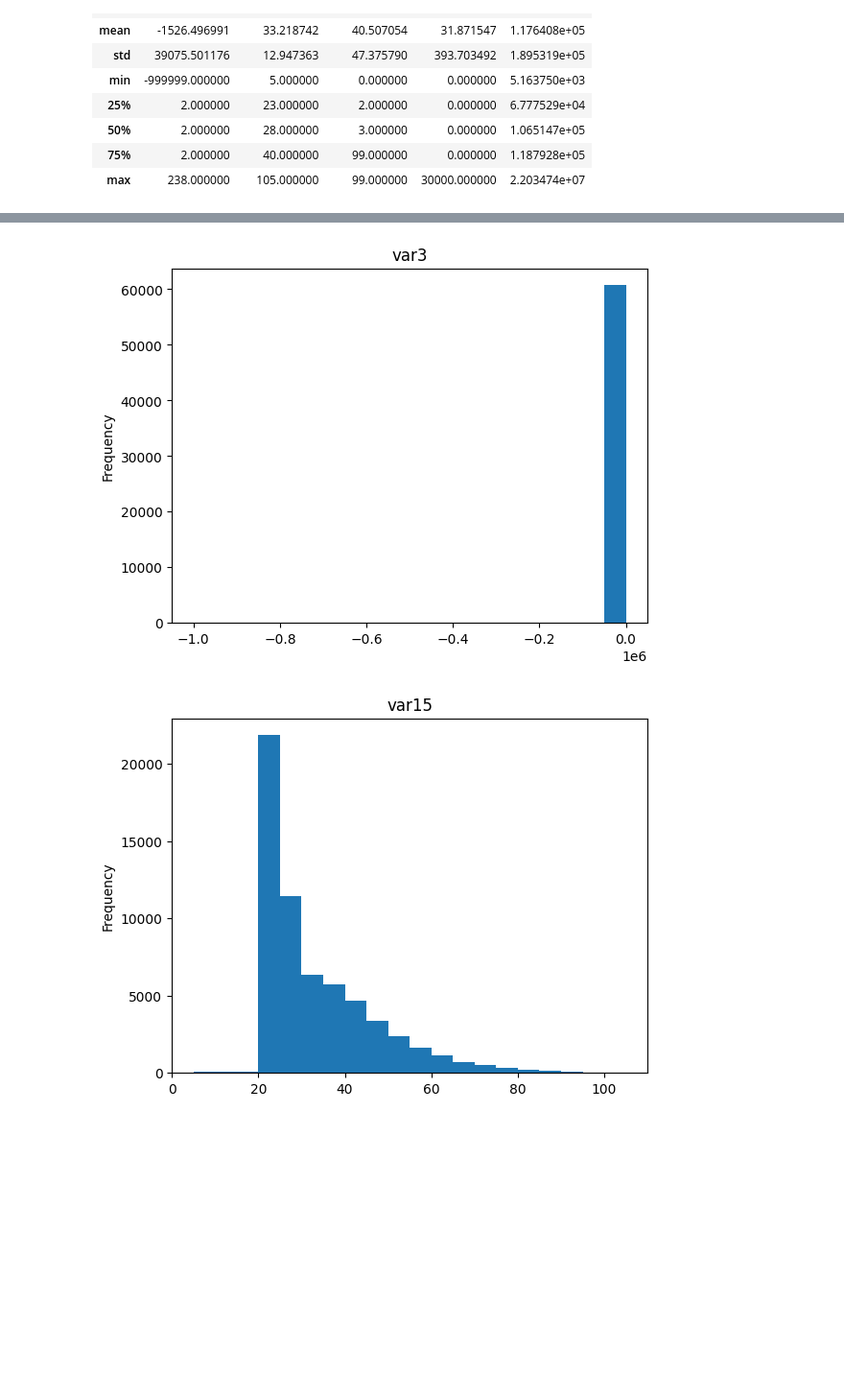
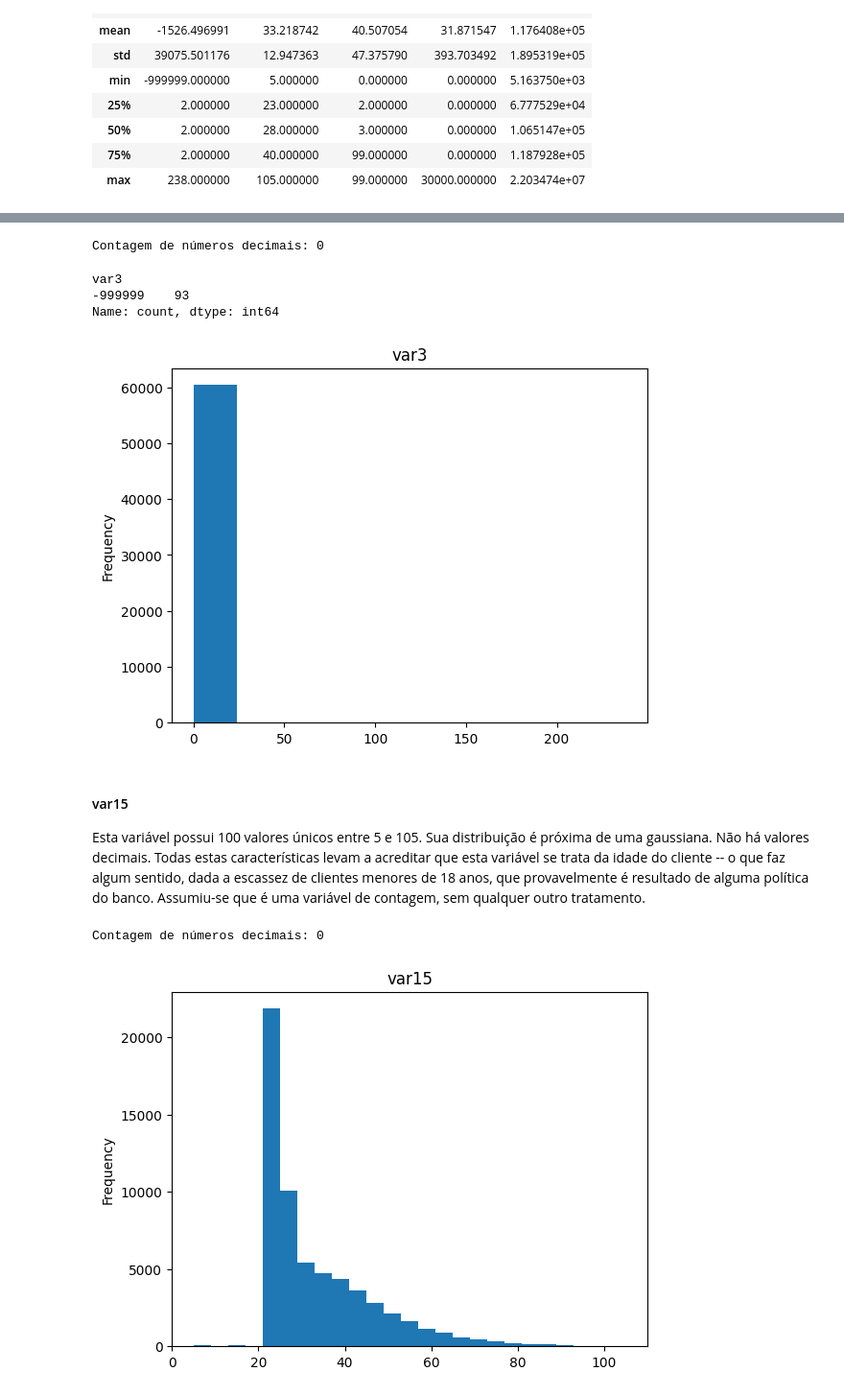
Before and after one commit to FelipeViacava/data-masters-case, a Jupyter notebook: 01-eda.ipynb, the cells around one changed output, grey strips where cells are left out. Shown at 96% size. Cells and saved outputs as stored; diff of their text form; code cells hidden in the pictures; blank space fills up the shorter version.

```diff
--- a/01-eda.ipynb
+++ b/01-eda.ipynb
@@ -532,8 +538,41 @@ df[remaining_cols] \
+# %%
+var = "var3"
+
+nfloat = df[var].apply(lambda x: 0 if x%1 == 0 else 1).sum()
+print(f"Contagem de números decimais: {nfloat}")
+# %% [output]
+Contagem de números decimais: 0
+# %%
+df[df[var]<0][var].value_counts()
+# %% [output]
+var3
+-999999    93
+Name: count, dtype: int64
+# %%
+df[var] \
+    .apply(lambda x: None if x == -999999 else x) \
+    .plot \
+    .hist()
+plt.title(var)
+plt.show()
+# %% [output]
+[figure, added]
+# %% [markdown]
+#### var15
+
+Esta variável possui 100 valores únicos entre 5 e 105. Sua distribuição é próxima de uma gaussiana. Não há valores decimais. Todas estas características levam a acreditar que esta variável se trata da idade do cliente -- o que faz algum sentido, dada a escassez de clientes menores de 18 anos, que provavelmente é resultado de alguma política do banco. Assumiu-se que é uma variável de contagem, sem qualquer outro tratamento.
+# %%
+var = "var15"
+
+nfloat = df[var].apply(lambda x: 0 if x%1 == 0 else 1).sum()
+print(f"Contagem de números decimais: {nfloat}")
+# %% [output]
+Contagem de números decimais: 0
 # %%
-for var in remaining_cols:
-    df[var].plot.hist(bins=20)
-    plt.title(var)
-    plt.show()
+df[var] \
+    .plot \
+    .hist(bins=25)
+plt.title(var)
+plt.show()
 # %% [output]
-[figure, old version]
+[figure, new version]
-[figure, removed]
```
Also changed, not shown: parts of 18 cells of this notebook.
